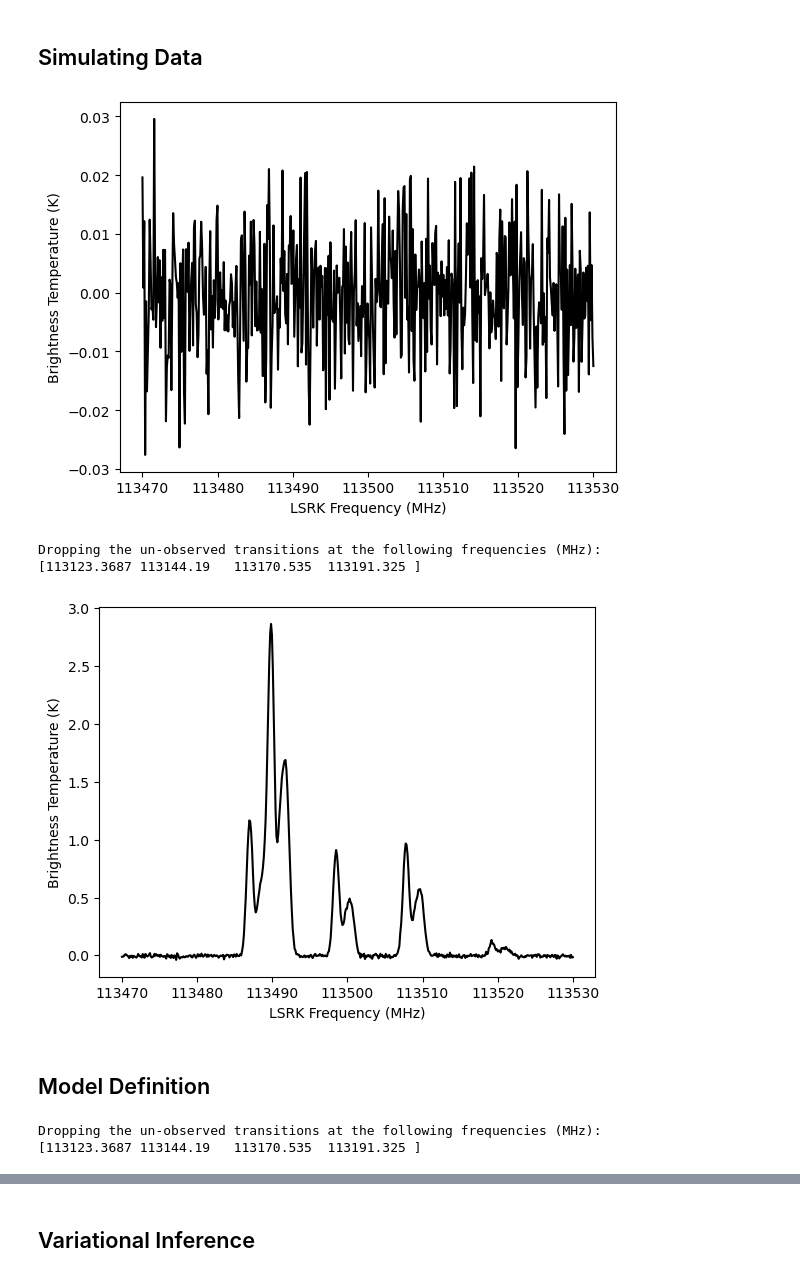
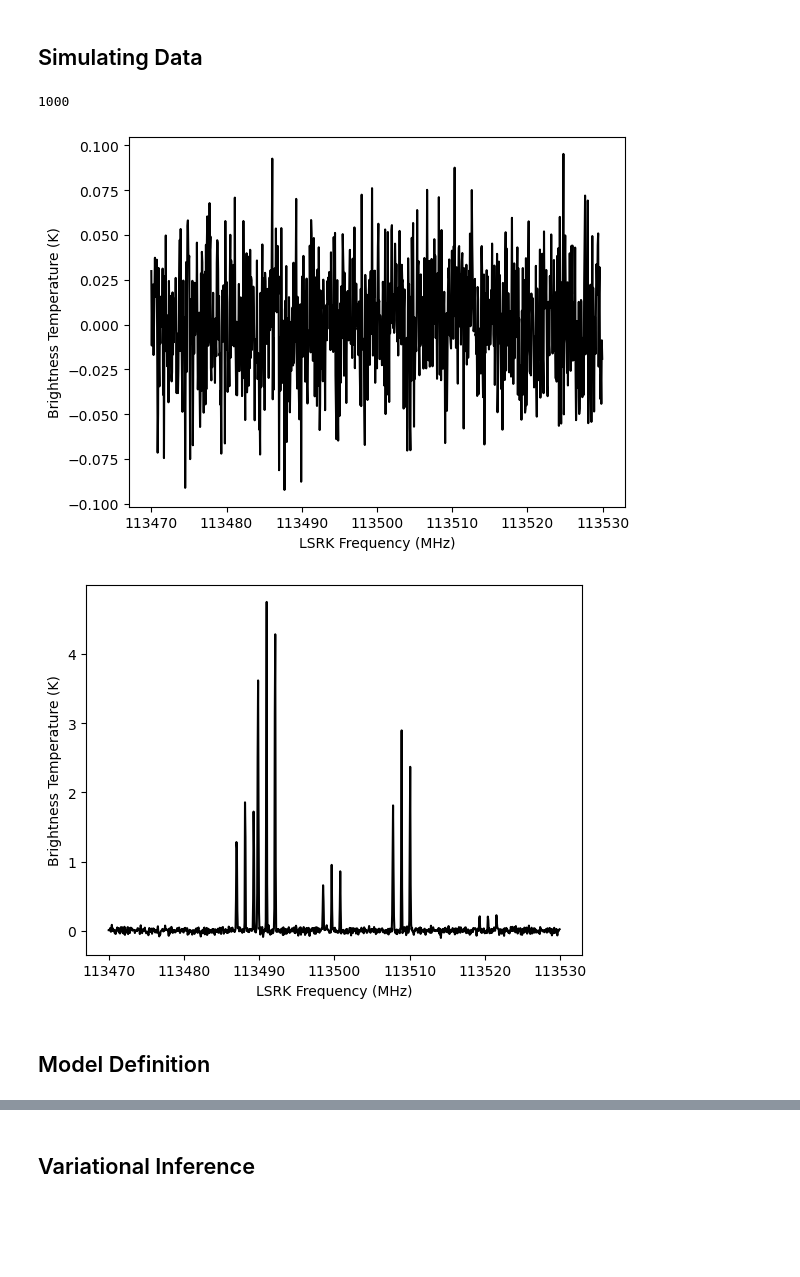
Before and after one commit to tvwenger/bayes_cn_hfs, a Jupyter notebook: docs/source/notebooks/hfs_anomaly_model.ipynb, the cells around one changed output, grey strips where cells are left out. Drawn from its saved outputs; the diff is of its cells as text; code cells hidden in the pictures; blank space fills up the shorter version.

```diff
--- a/docs/source/notebooks/hfs_anomaly_model.ipynb
+++ b/docs/source/notebooks/hfs_anomaly_model.ipynb
@@ -63,33 +70,36 @@ mol_data_12CN
 # %%
 from bayes_spec import SpecData
 
 # spectral axis definition
-freq_axis = np.linspace(113470.0, 113530.0, 500) # MHz
+freq_axis = np.arange(113470.0, 113530.0, 0.06) # MHz
+# freq_axis = np.arange(113470.0, 113530.0, 0.2) # MHz
+print(len(freq_axis))
 
 # data noise can either be a scalar (assumed constant noise across the spectrum)
 # or an array of the same length as the data
-noise = 0.01 # K
+noise = 0.03 # K
 
 # brightness data. In this case, we just throw in some random data for now
 # since we are only doing this in order to simulate some actual data.
 brightness_data = noise * np.random.randn(len(freq_axis)) # K
 
 # HFSModel only expects a single observation named "observation"
 observation = SpecData(
     freq_axis,
     brightness_data,
     noise,
     xlabel=r"LSRK Frequency (MHz)",
     ylabel="Brightness Temperature (K)",
 )
 dummy_data = {"observation": observation}
 
 # Plot the dummy data
 plt.plot(dummy_data["observation"].spectral, dummy_data["observation"].brightness, 'k-')
 plt.xlabel(dummy_data["observation"].xlabel)
 _ = plt.ylabel(dummy_data["observation"].ylabel)
 # %% [output]
+1000
-[figure, old version]
+[figure, new version]
 # %%
 from bayes_cn_hfs import HFSAnomalyModel
 
@@ -98,7 +108,8 @@ n_clouds = 3
 baseline_degree = 0
 model = HFSAnomalyModel(
     dummy_data,
-    mol_data=mol_data_12CN,
+    mol_weight=weight_12CN, # molecular weight
+    mol_data=mol_data_12CN, # molecular data
     bg_temp = 2.7, # assumed background temperature (K)
     n_clouds=n_clouds,
     baseline_degree=baseline_degree,
@@ -106,31 +117,30 @@ model = HFSAnomalyModel(
     verbose=True
 )
 model.add_priors(
-    prior_log10_N = [14.0, 0.2], # mean and width of log10(N) prior (cm-2)
-    prior_log10_tex = [1.0, 0.1], # mean and width of log10(Tex) prior (K)
-    prior_fwhm = 1.0, # width of FWHM prior (km/s)
-    prior_velocity = [0.0, 5.0], # mean and width of velocity prior (km/s)
-    prior_log10_tex_anomaly = 0.1, # width of the hyperfine anomaly prior (K)
+    prior_tau_total = 1.0, # width of total optical depth prior
+    prior_log10_Tkin = [1.5, 0.2], # mean and width of log10(Tkin) prior (K)
+    prior_velocity = [0.0, 3.0], # mean and width of velocity prior (km/s)
+    prior_fwhm_nonthermal = None, # do not include non-thermal broadening
+    prior_fwhm_L = 1.0, # width of latent Lorentzian FWHM prior (km/s)
+    fix_tau_total = False, # do not assume tau_total
+    ordered = False, # do not assume optically-thin
 )
 model.add_likelihood()
 
-log10_tex = np.array([1.0, 1.2, 1.1])
-log10_tex_comp = np.ones((len(model.mol_data['freq']), n_clouds))
+log10_anomaly = np.zeros((len(model.mol_data['freq']), n_clouds))
 for i, freq in enumerate(model.mol_data['freq']):
     if freq == 113499.643:
-        log10_tex_comp[i] = np.array([0.8, 0.9, 1.0])
+        log10_anomaly[i] = -0.2
     elif freq == 113508.934:
-        log10_tex_comp[i] = np.array([1.2, 1.4, 1.3])
-    else:
-        log10_tex_comp[i] = log10_tex
+        log10_anomaly[i] = 0.2
 
 sim_brightness = model.model.observation.eval({
-    "log10_N": [14.0, 13.5, 14.2],
-    "log10_tex": log10_tex,
-    "fwhm": [3.0, 2.0, 2.5],
-    "velocity": [-2.0, 0.0, 3.0],
-    "log10_tex_comp": log10_tex_comp,
-    "baseline_observation_norm": [-0.5], # normalized baseline coefficients
+    "tau_total": [1.0, 2.0, 0.5],
+    "log10_Tkin": [1.5, 1.25, 1.75],
+    "velocity": [-3.0, 0.0, 3.0],
+    "baseline_observation_norm": [0.0],
+    "fwhm_L": 0.0,
+    "log10_anomaly": log10_anomaly,
 })
 
 # Plot the simulated data
@@ -138,9 +148,7 @@ plt.plot(dummy_data["observation"].spectral, sim_brightness, 'k-')
 plt.xlabel(dummy_data["observation"].xlabel)
 _ = plt.ylabel(dummy_data["observation"].ylabel)
 # %% [output]
-Dropping the un-observed transitions at the following frequencies (MHz):
-[113123.3687 113144.19   113170.535  113191.325 ]
-[figure, old version]
+[figure, new version]
 # %%
 # Now we pack the simulated spectrum into a new SpecData instance
 observation = SpecData(
@@ -157,7 +165,8 @@ data = {"observation": observation}
 # Initialize and define the model
 model = HFSAnomalyModel(
     data,
-    mol_data=mol_data_12CN,
+    mol_weight=weight_12CN, # molecular weight
+    mol_data=mol_data_12CN, # molecular data
     bg_temp = 2.7, # assumed background temperature (K)
     n_clouds=n_clouds,
     baseline_degree=baseline_degree,
@@ -165,16 +174,15 @@ model = HFSAnomalyModel(
     verbose=True
 )
 model.add_priors(
-    prior_log10_N = [14.0, 0.2], # mean and width of log10(N) prior (cm-2)
-    prior_log10_tex = [1.0, 0.1], # mean and width of log10(Tex) prior (K)
-    prior_fwhm = 1.0, # width of FWHM prior (km/s)
-    prior_velocity = [0.0, 5.0], # mean and width of velocity prior (km/s)
-    prior_log10_tex_anomaly = 0.1, # width of the hyperfine anomaly prior (K)
+    prior_tau_total = 1.0, # width of total optical depth prior
+    prior_log10_Tkin = [1.5, 0.2], # mean and width of log10(Tkin) prior (K)
+    prior_velocity = [0.0, 3.0], # mean and width of velocity prior (km/s)
+    prior_fwhm_nonthermal = None, # do not include non-thermal broadening
+    prior_fwhm_L = 1.0, # width of latent Lorentzian FWHM prior (km/s)
+    fix_tau_total = False, # do not assume tau_total
+    ordered = False, # do not assume optically-thin
 )
 model.add_likelihood()
-# %% [output]
-Dropping the un-observed transitions at the following frequencies (MHz):
-[113123.3687 113144.19   113170.535  113191.325 ]
 # %%
 # Plot model graph
 model.graph().render('hfs_anomaly_model', format='png')
```
Also changed, not shown: parts of 17 cells of this notebook, 11 other files.
